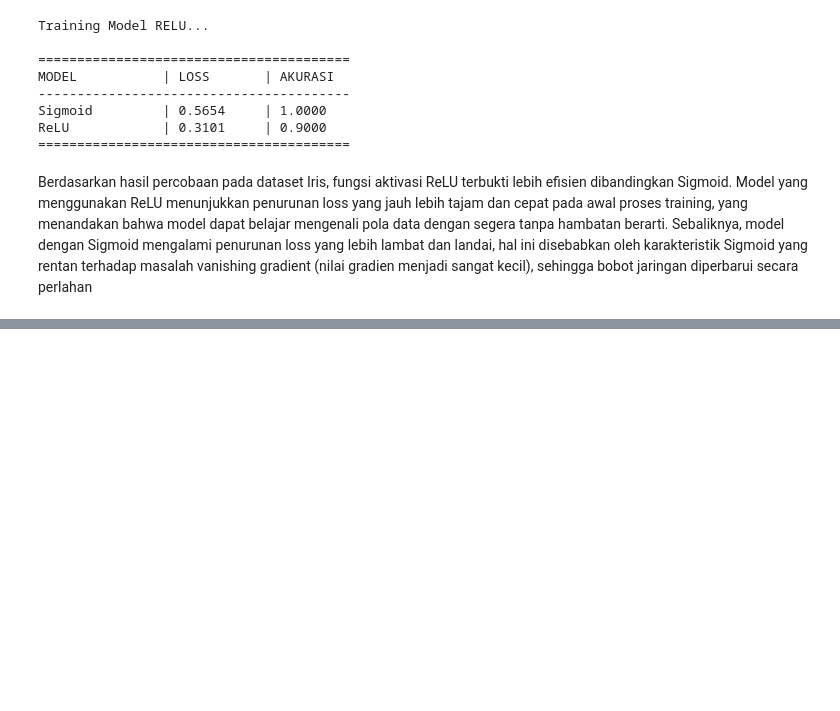
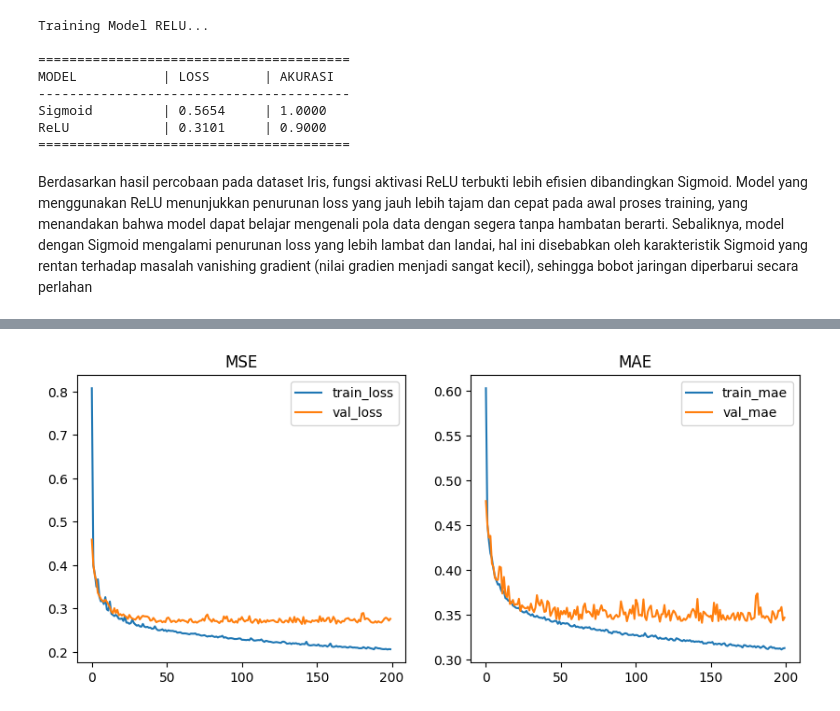
Before and after one commit to RafaFadilAras/Machine-Learning_2025, a Jupyter notebook: Rafa_Fadil_Aras_JS13.ipynb, the cells around one changed output, grey strips where cells are left out. Drawn from its saved outputs; the diff is of its cells as text; code cells hidden in the pictures; blank space fills up the shorter version.

```diff
--- a/Rafa_Fadil_Aras_JS13.ipynb
+++ b/Rafa_Fadil_Aras_JS13.ipynb
@@ -440,0 +555,44 @@ Berdasarkan hasil percobaan pada dataset Iris, fungsi aktivasi ReLU terbukti leb
+# %%
+import numpy as np
+import matplotlib.pyplot as plt
+# from sklearn.datasets import load_boston # Removed due to ethical concerns
+from sklearn.datasets import fetch_california_housing # Use California Housing dataset instead
+from sklearn.model_selection import train_test_split
+from sklearn.preprocessing import StandardScaler
+from tensorflow.keras.models import Sequential
+from tensorflow.keras.layers import Dense
+from tensorflow.keras.optimizers import Adam
+
+# 1. Load
+# data = load_boston()
+# X = data.data; y = data.target
+housing = fetch_california_housing()
+X = housing.data
+y = housing.target
+
+# 2. Preprocess
+scaler = StandardScaler(); Xs = scaler.fit_transform(X)
+X_train, X_val, y_train, y_val = train_test_split(Xs, y, test_size=0.2, random_state=42)
+
+# 3. Build model
+model = Sequential([
+Dense(64, activation='relu', input_shape=(X_train.shape[1],)),
+Dense(32, activation='relu'),
+Dense(1)
+])
+model.compile(optimizer=Adam(1e-3), loss='mse', metrics=['mae'])
+
+# 4. Train
+h = model.fit(X_train, y_train, validation_data=(X_val, y_val), epochs=200, batch_size=32, verbose=0)
+
+# 5. Plot
+plt.figure(figsize=(10,4))
+plt.subplot(1,2,1); plt.plot(h.history['loss'], label='train_loss'); plt.plot(h.history['val_loss'], label='val_loss'); plt.legend(); plt.title('MSE')
+plt.subplot(1,2,2); plt.plot(h.history['mae'], label='train_mae'); plt.plot(h.history['val_mae'], label='val_mae'); plt.legend(); plt.title('MAE')
+plt.show()
+
+from sklearn.metrics import mean_squared_error
+pred = model.predict(X_val)
+print('RMSE:', np.sqrt(mean_squared_error(y_val, pred)))
+# %% [output]
+[figure, added]
```
Also changed, not shown: parts of 7 cells of this notebook.
